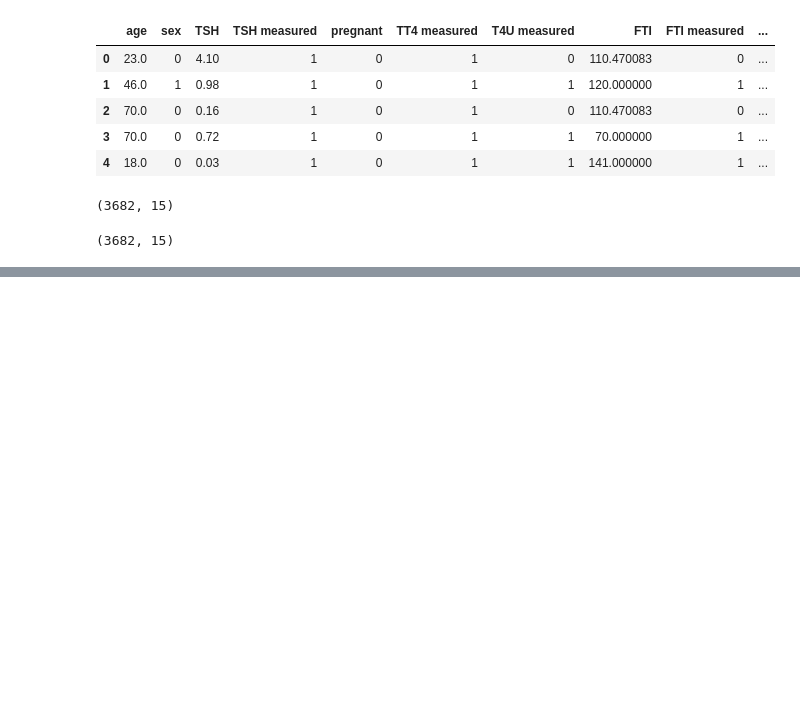
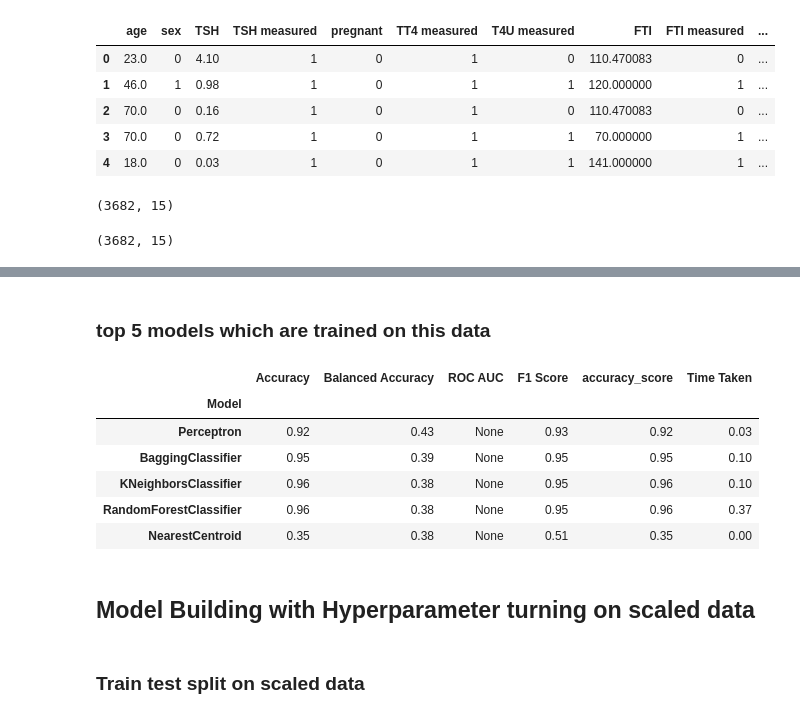
Before and after one commit to Ranjit-Singh-786/Thyroid-Disease_ML-Project, a Jupyter notebook: model Training.ipynb, the cells around one changed output, grey strips where cells are left out. Cells and saved outputs as stored; diff of their text form; code cells hidden in the pictures; blank space fills up the shorter version.

```diff
--- a/model Training.ipynb
+++ b/model Training.ipynb
@@ -63,0 +152,14 @@ x_train,x_test,y_train,y_test = train_test_split(x,y,test_size=0.2,random_state=
+# %% [markdown]
+### top 5 models which are trained on this data
+# %%
+models1.sort_values(by = 'Balanced Accuracy',ascending=False)[0:5]
+# %% [output]
+|  | Accuracy | Balanced Accuracy | ROC AUC | F1 Score | accuracy_score | Time Taken |
+| Model |  |  |  |  |  |  |
+| Perceptron | 0.92 | 0.43 | None | 0.93 | 0.92 | 0.03 |
+| BaggingClassifier | 0.95 | 0.39 | None | 0.95 | 0.95 | 0.10 |
+| KNeighborsClassifier | 0.96 | 0.38 | None | 0.95 | 0.96 | 0.10 |
+| RandomForestClassifier | 0.96 | 0.38 | None | 0.95 | 0.96 | 0.37 |
+| NearestCentroid | 0.35 | 0.38 | None | 0.51 | 0.35 | 0.00 |
+# %% [markdown]
+## Model Building with Hyperparameter turning on scaled data
@@ -63,0 +239,2 @@ x_train,x_test,y_train,y_test = train_test_split(x,y,test_size=0.2,random_state=
+# %% [markdown]
+### Train test split on scaled data
```
Also changed, not shown: parts of 23 cells of this notebook, 6 other files.
